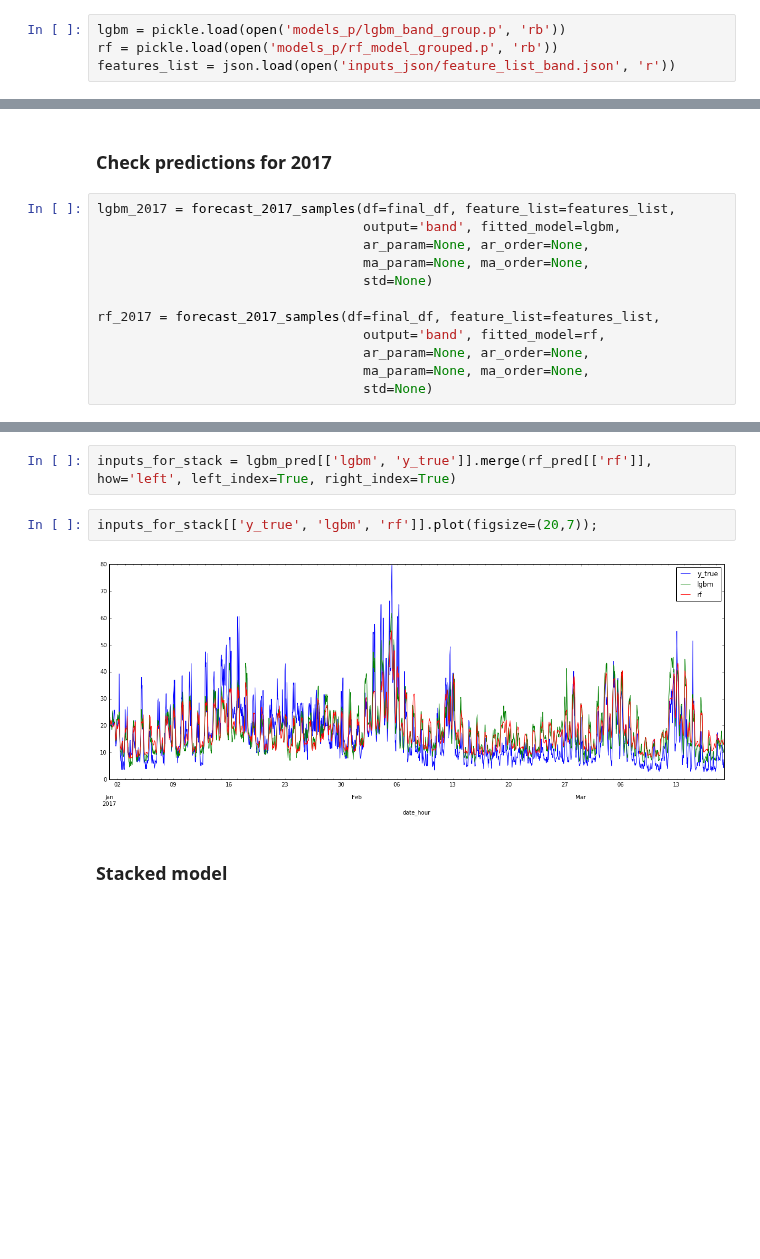
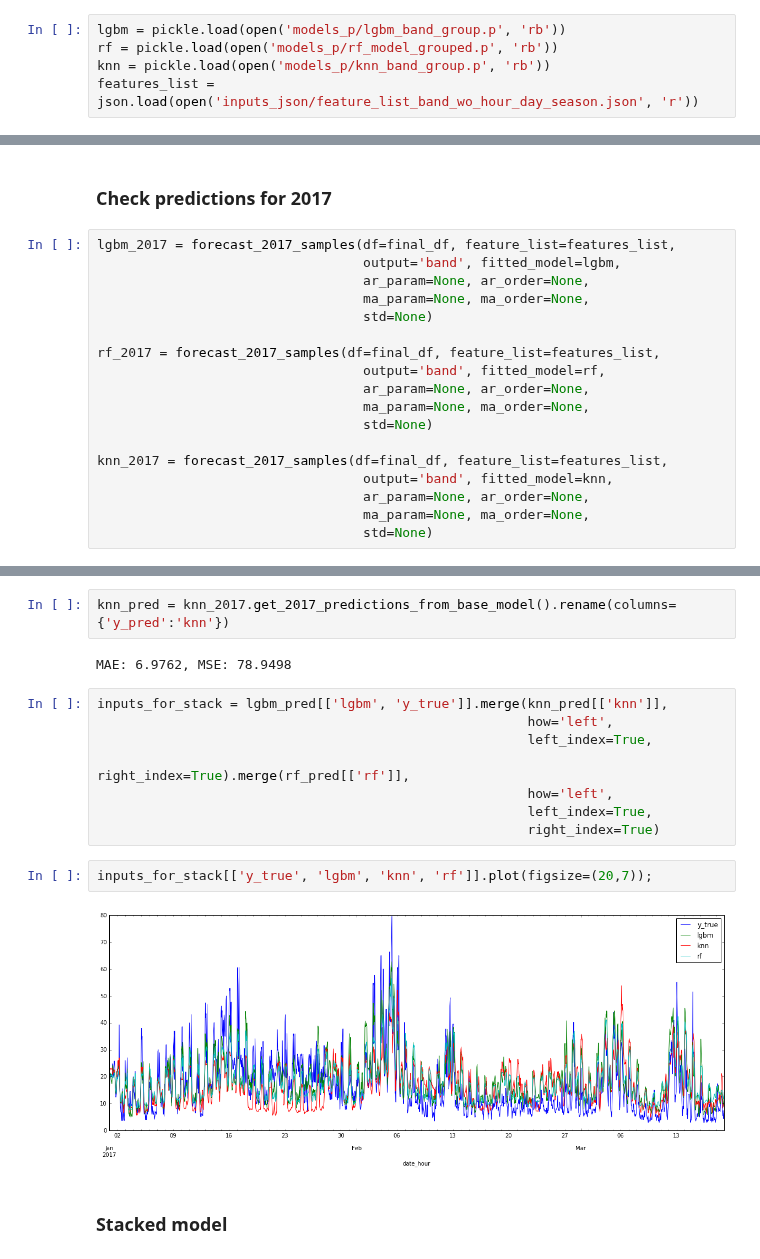
Before and after one commit to NonoMalpi/Secondary_band, a Jupyter notebook: lgbm + ARIMA process for secondary band price.ipynb, the cells around one changed output, grey strips where cells are left out. Saved outputs shown, nothing was run; the diff lists cells and outputs as text; blank space fills up the shorter version.

```diff
--- a/lgbm + ARIMA process for secondary band price.ipynb
+++ b/lgbm + ARIMA process for secondary band price.ipynb
@@ -24,7 +24,8 @@ paths_dict_band = json.load(open('inputs_json/paths_dict_band.json', 'r'))
 # %%
 lgbm = pickle.load(open('models_p/lgbm_band_group.p', 'rb'))
 rf = pickle.load(open('models_p/rf_model_grouped.p', 'rb'))
-features_list = json.load(open('inputs_json/feature_list_band.json', 'r'))
+knn = pickle.load(open('models_p/knn_band_group.p', 'rb'))
+features_list = json.load(open('inputs_json/feature_list_band_wo_hour_day_season.json', 'r'))
 # %%
 band_2017 = generate_df(paths_dict_band, 'band', '2017')
 df = band_2017.return_completed_df()
@@ -56,6 +57,12 @@ rf_2017 = forecast_2017_samples(df=final_df, feature_list=features_list,
                                   ar_param=None, ar_order=None,
                                   ma_param=None, ma_order=None,
                                   std=None)
+
+knn_2017 = forecast_2017_samples(df=final_df, feature_list=features_list,
+                                  output='band', fitted_model=knn,
+                                  ar_param=None, ar_order=None,
+                                  ma_param=None, ma_order=None,
+                                  std=None)
 # %%
 lgbm_pred = lgbm_2017.get_2017_predictions_from_base_model().rename(columns={'y_pred':'lgbm'})
 # %% [output]
@@ -67,9 +74,19 @@ MAE: 5.8591, MSE: 53.9803
+# %%
+knn_pred = knn_2017.get_2017_predictions_from_base_model().rename(columns={'y_pred':'knn'})
+# %% [output]
+MAE: 6.9762, MSE: 78.9498
 # %%
-inputs_for_stack = lgbm_pred[['lgbm', 'y_true']].merge(rf_pred[['rf']], how='left', left_index=True, right_index=True)
+inputs_for_stack = lgbm_pred[['lgbm', 'y_true']].merge(knn_pred[['knn']],
+                                                       how='left',
+                                                       left_index=True,
+                                                       right_index=True).merge(rf_pred[['rf']],
+                                                       how='left',
+                                                       left_index=True,
+                                                       right_index=True)
 # %%
-inputs_for_stack[['y_true', 'lgbm', 'rf']].plot(figsize=(20,7));
+inputs_for_stack[['y_true', 'lgbm', 'knn', 'rf']].plot(figsize=(20,7));
 # %% [output]
-[figure, old version]
+[figure, new version]
 # %% [markdown]
 ### Stacked model
 # %%
```
Also changed, not shown: parts of 11 cells of this notebook, 17 other files.
